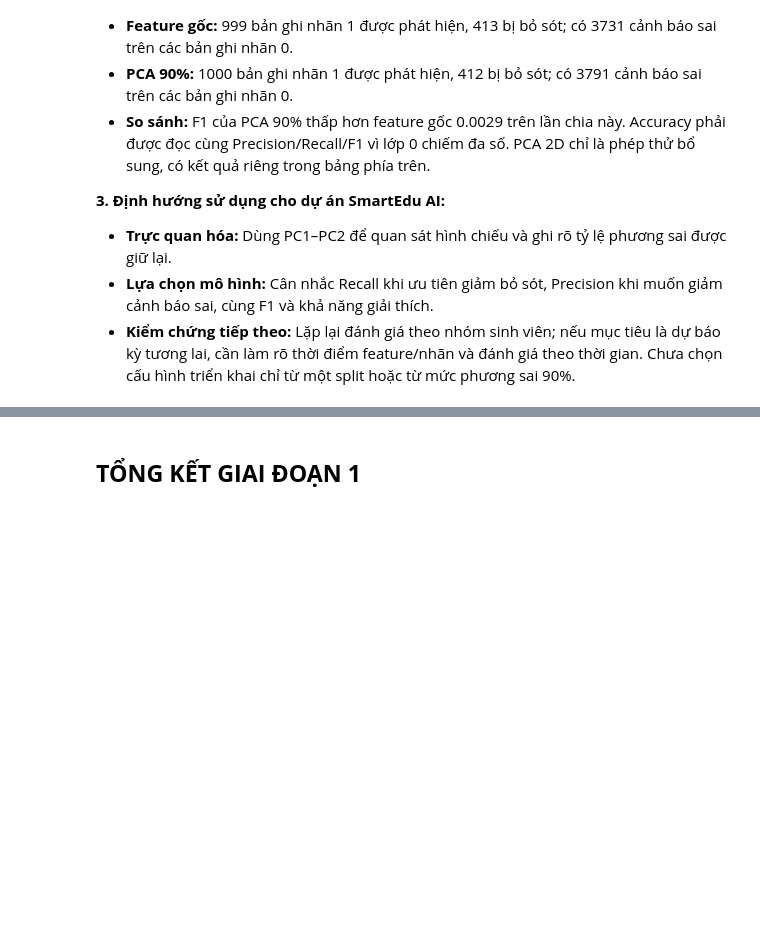
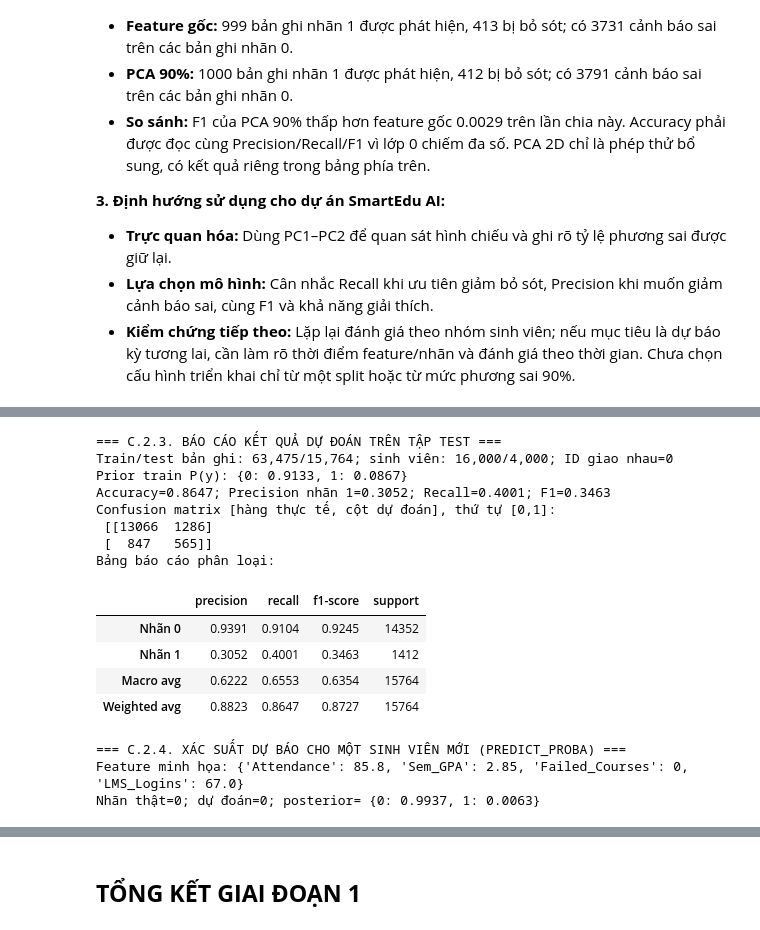
Before and after one commit to Jaybeater/SmartEdu-AI, a Jupyter notebook: notebooks/notebook.ipynb, the cells around one changed output, grey strips where cells are left out. Drawn from its saved outputs; the diff is of its cells as text; code cells hidden in the pictures; blank space fills up the shorter version.

```diff
--- a/notebooks/notebook.ipynb
+++ b/notebooks/notebook.ipynb
@@ -1546,0 +1563,15 @@ Trong lần chạy này, thời gian fit toàn pipeline là **0.1769 giây** cho
+# %%
+# C.1 - Tính hai xác suất có điều kiện
+c_data = df_raw.copy() if 'df_raw' in globals() else df.copy()
+c_data = c_data.dropna(subset=['Target_Dropout_Next_Sem']).copy()
+c_low = c_data['Attendance'] < 80
+c_risk = c_data['Target_Dropout_Next_Sem'].astype(int) == 1
+n_all = len(c_data); n_low = int(c_low.sum())
+n_risk = int(c_risk.sum())
+n_both = int((c_low & c_risk).sum())
+p_risk_low = n_both / n_low if n_low else float('nan')
+p_low_risk = n_both / n_risk if n_risk else float('nan')
+print(f'Tổng bản ghi có nhãn: {n_all:,}; chuyên cần <80%: {n_low:,}; nhãn 1: {n_risk:,}; cả hai: {n_both:,}')
+print(f'P(nhãn 1 | chuyên cần <80%) = {n_both:,}/{n_low:,} = {p_risk_low:.4f} ({p_risk_low:.2%})')
+print(f'P(chuyên cần <80% | nhãn 1) = {n_both:,}/{n_risk:,} = {p_low_risk:.4f} ({p_low_risk:.2%})')
+print(f'Tỷ lệ nhãn 1 chung = {c_risk.mean():.2%}')
@@ -1546,0 +1618,58 @@ Trong lần chạy này, thời gian fit toàn pipeline là **0.1769 giây** cho
+# %%
+# C.2 - Gaussian Naive Bayes, đánh giá trên sinh viên chưa có trong train
+from sklearn.model_selection import GroupShuffleSplit
+from sklearn.compose import ColumnTransformer
+from sklearn.pipeline import Pipeline
+from sklearn.impute import SimpleImputer
+from sklearn.preprocessing import OneHotEncoder, StandardScaler
+from sklearn.naive_bayes import GaussianNB
+from sklearn.metrics import accuracy_score, precision_score, recall_score, f1_score, confusion_matrix, classification_report
+c_model_df = c_data.drop_duplicates().copy()
+if c_model_df[['Student_ID','Semester']].isna().any().any(): raise ValueError('Thiếu khóa Student_ID/Semester.')
+if c_model_df.duplicated(['Student_ID','Semester']).any(): raise ValueError('Khóa Student_ID–Semester bị lặp.')
+if not c_model_df['Target_Dropout_Next_Sem'].isin([0,1]).all(): raise ValueError('Nhãn phải thuộc {0,1}.')
+c_model_df['Attendance'] = c_model_df['Attendance'].clip(0,100)
+for col in ['Gender','Housing_Status']: c_model_df[col] = c_model_df[col].astype('string').str.strip()
+c_excluded = ['Student_ID','Target_Dropout_Next_Sem','End_of_Semester_Status','Censored']
+c_X = c_model_df.drop(columns=c_excluded); c_y = c_model_df['Target_Dropout_Next_Sem'].astype(int)
+c_groups = c_model_df['Student_ID']
+c_tr, c_te = next(GroupShuffleSplit(n_splits=1,test_size=.20,random_state=42).split(c_X,c_y,groups=c_groups))
+c_X_train,c_X_test = c_X.iloc[c_tr],c_X.iloc[c_te]; c_y_train,c_y_test = c_y.iloc[c_tr],c_y.iloc[c_te]
+c_train_ids=set(c_groups.iloc[c_tr]); c_test_ids=set(c_groups.iloc[c_te]); assert c_train_ids.isdisjoint(c_test_ids)
+c_num=c_X.select_dtypes(include='number').columns.tolist(); c_cat=c_X.select_dtypes(exclude='number').columns.tolist()
+c_prep=ColumnTransformer([('num',Pipeline([('imp',SimpleImputer(strategy='median')),('scale',StandardScaler())]),c_num),('cat',Pipeline([('imp',SimpleImputer(strategy='most_frequent')),('ohe',OneHotEncoder(handle_unknown='ignore',sparse_output=False))]),c_cat)],sparse_threshold=0)
+c_nb=Pipeline([('prep',c_prep),('model',GaussianNB())]).fit(c_X_train,c_y_train)
+c_pred=c_nb.predict(c_X_test); c_class=c_nb.named_steps['model'].classes_.tolist()
+print('=== C.2.3. BÁO CÁO KẾT QUẢ DỰ ĐOÁN TRÊN TẬP TEST ===')
+print(f'Train/test bản ghi: {len(c_tr):,}/{len(c_te):,}; sinh viên: {len(c_train_ids):,}/{len(c_test_ids):,}; ID giao nhau={len(c_train_ids & c_test_ids)}')
+print('Prior train P(y):',c_y_train.value_counts(normalize=True).sort_index().round(4).to_dict())
+print(f'Accuracy={accuracy_score(c_y_test,c_pred):.4f}; Precision nhãn 1={precision_score(c_y_test,c_pred,zero_division=0):.4f}; Recall={recall_score(c_y_test,c_pred,zero_division=0):.4f}; F1={f1_score(c_y_test,c_pred,zero_division=0):.4f}')
+print('Confusion matrix [hàng thực tế, cột dự đoán], thứ tự [0,1]:\n',confusion_matrix(c_y_test,c_pred,labels=[0,1]))
+c_report = pd.DataFrame(classification_report(c_y_test,c_pred,labels=[0,1],digits=4,zero_division=0,output_dict=True)).T
+c_report = c_report.drop(index='accuracy').copy()
+c_report['support'] = c_report['support'].astype(int)
+c_report = c_report.rename(index={'0':'Nhãn 0','1':'Nhãn 1','accuracy':'Accuracy','macro avg':'Macro avg','weighted avg':'Weighted avg'})
+print('Bảng báo cáo phân loại:')
+display(c_report.round(4))
+# Bản ghi test này thuộc sinh viên chưa xuất hiện trong tập train: xem như một trường hợp mới với mô hình.
+c_ex=c_X_test.iloc[[0]]; c_post=c_nb.predict_proba(c_ex)[0]
+print('=== C.2.4. XÁC SUẤT DỰ BÁO CHO MỘT SINH VIÊN MỚI (PREDICT_PROBA) ===')
+print('Feature minh họa:',c_ex[['Attendance','Sem_GPA','Failed_Courses','LMS_Logins']].to_dict('records')[0])
+print(f'Nhãn thật={int(c_y_test.iloc[0])}; dự đoán={int(c_nb.predict(c_ex)[0])}; posterior=',{int(label): float(prob) for label,prob in zip(c_class,c_post.round(4))})
+# %% [output]
+=== C.2.3. BÁO CÁO KẾT QUẢ DỰ ĐOÁN TRÊN TẬP TEST ===
+Train/test bản ghi: 63,475/15,764; sinh viên: 16,000/4,000; ID giao nhau=0
+Prior train P(y): {0: 0.9133, 1: 0.0867}
+Accuracy=0.8647; Precision nhãn 1=0.3052; Recall=0.4001; F1=0.3463
+Confusion matrix [hàng thực tế, cột dự đoán], thứ tự [0,1]:
+ [[13066  1286]
+ [  847   565]]
+Bảng báo cáo phân loại:
+|  | precision | recall | f1-score | support |
+| Nhãn 0 | 0.9391 | 0.9104 | 0.9245 | 14352 |
+| Nhãn 1 | 0.3052 | 0.4001 | 0.3463 | 1412 |
+| Macro avg | 0.6222 | 0.6553 | 0.6354 | 15764 |
+| Weighted avg | 0.8823 | 0.8647 | 0.8727 | 15764 |
+=== C.2.4. XÁC SUẤT DỰ BÁO CHO MỘT SINH VIÊN MỚI (PREDICT_PROBA) ===
+Feature minh họa: {'Attendance': 85.8, 'Sem_GPA': 2.85, 'Failed_Courses': 0, 'LMS_Logins': 67.0}
+Nhãn thật=0; dự đoán=0; posterior= {0: 0.9937, 1: 0.0063}
```
Also changed, not shown: parts of 33 cells of this notebook, 3 other files.
